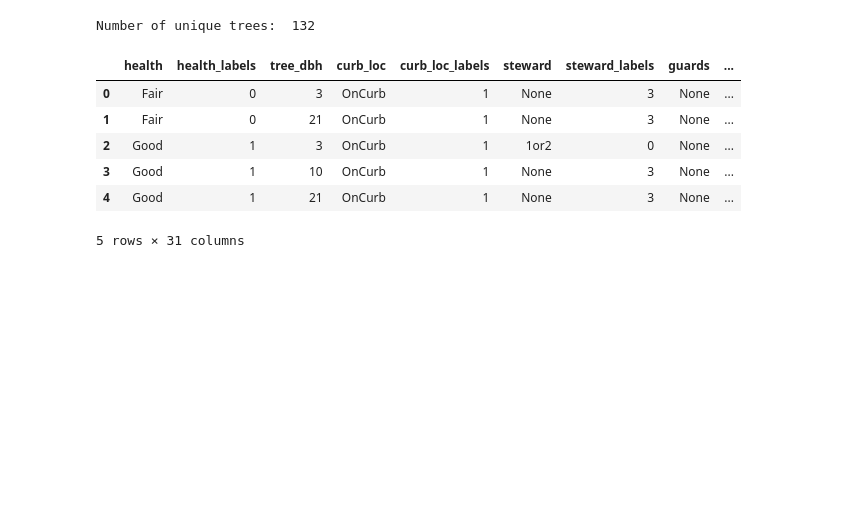
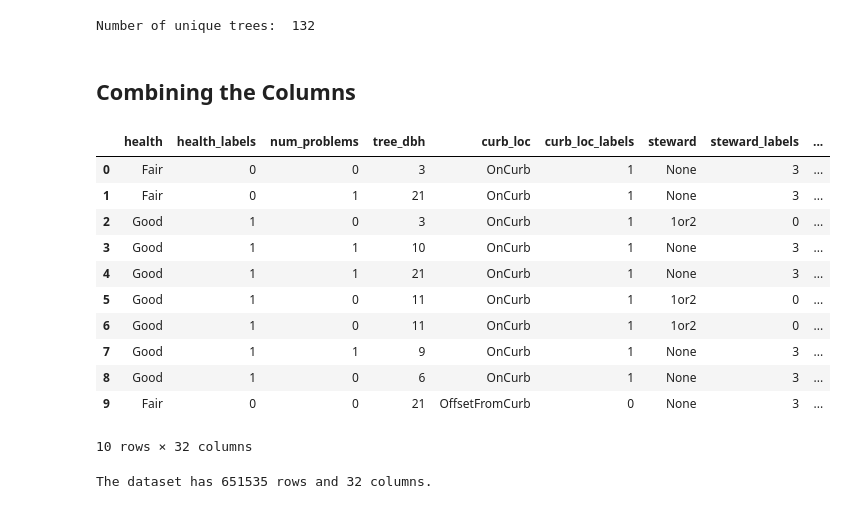
Before and after one commit to annasophiat/tree-health-census, a Jupyter notebook: tree_census_statistical_analysis.ipynb, the cells around one changed output. Drawn from its saved outputs; the diff is of its cells as text; code cells hidden in the pictures; blank space fills up the shorter version.

```diff
--- a/tree_census_statistical_analysis.ipynb
+++ b/tree_census_statistical_analysis.ipynb
@@ -295,12 +499,57 @@ tree_update = tree_update.drop(columns='spc_common')
-# %%
-tree_update.head()
-
-# use LabelEncoder, then transform it
-# %% [output]
-|  | health | health_labels | tree_dbh | curb_loc | curb_loc_labels | steward | steward_labels | guards | ... |
-| 0 | Fair | 0 | 3 | OnCurb | 1 | None | 3 | None | ... |
-| 1 | Fair | 0 | 21 | OnCurb | 1 | None | 3 | None | ... |
-| 2 | Good | 1 | 3 | OnCurb | 1 | 1or2 | 0 | None | ... |
-| 3 | Good | 1 | 10 | OnCurb | 1 | None | 3 | None | ... |
-| 4 | Good | 1 | 21 | OnCurb | 1 | None | 3 | None | ... |
-5 rows × 31 columns
+# %% [markdown]
+## Combining the Columns
+# %%
+# reorganize the dataset so that label columns are next to their original columns
+
+tree_labeled = pd.concat([tree[['health',
+                               'health_labels',
+                               'num_problems',
+                               'tree_dbh',
+                               'curb_loc',
+                               'curb_loc_labels',
+                               'steward',
+                               'steward_labels',
+                               'guards',
+                               'guards_labels',
+                               'sidewalk',
+                               'sidewalk_labels',
+                               'borough',
+                               'borough_labels',
+                               'root_stone',
+                               'root_stone_labels',
+                               'root_grate',
+                               'root_grate_labels',
+                               'root_other',
+                               'root_other_labels',
+                               'trunk_wire',
+                               'trunk_wire_labels',
+                               'trnk_light',
+                               'trnk_light_labels',
+                               'trnk_other',
+                               'trnk_other_labels',
+                               'brch_light',
+                               'brch_light_labels',
+                               'brch_shoe',
+                               'brch_shoe_labels',
+                               'brch_other',
+                               'brch_other_labels',
+                              ]]], axis=1)
+
+tree_labeled.head(10)
+# %% [output]
+|  | health | health_labels | num_problems | tree_dbh | curb_loc | curb_loc_labels | steward | steward_labels | ... |
+| 0 | Fair | 0 | 0 | 3 | OnCurb | 1 | None | 3 | ... |
+| 1 | Fair | 0 | 1 | 21 | OnCurb | 1 | None | 3 | ... |
+| 2 | Good | 1 | 0 | 3 | OnCurb | 1 | 1or2 | 0 | ... |
+| 3 | Good | 1 | 1 | 10 | OnCurb | 1 | None | 3 | ... |
+| 4 | Good | 1 | 1 | 21 | OnCurb | 1 | None | 3 | ... |
+| 5 | Good | 1 | 0 | 11 | OnCurb | 1 | 1or2 | 0 | ... |
+| 6 | Good | 1 | 0 | 11 | OnCurb | 1 | 1or2 | 0 | ... |
+| 7 | Good | 1 | 1 | 9 | OnCurb | 1 | None | 3 | ... |
+| 8 | Good | 1 | 0 | 6 | OnCurb | 1 | None | 3 | ... |
+| 9 | Fair | 0 | 0 | 21 | OffsetFromCurb | 0 | None | 3 | ... |
+10 rows × 32 columns
+# %%
+print('The dataset has {} rows and {} columns.'.format(tree_labeled.shape[0], tree_labeled.shape[1]))
+# %% [output]
+The dataset has 651535 rows and 32 columns.
```
Also changed, not shown: parts of 48 cells of this notebook, 1 other file.
